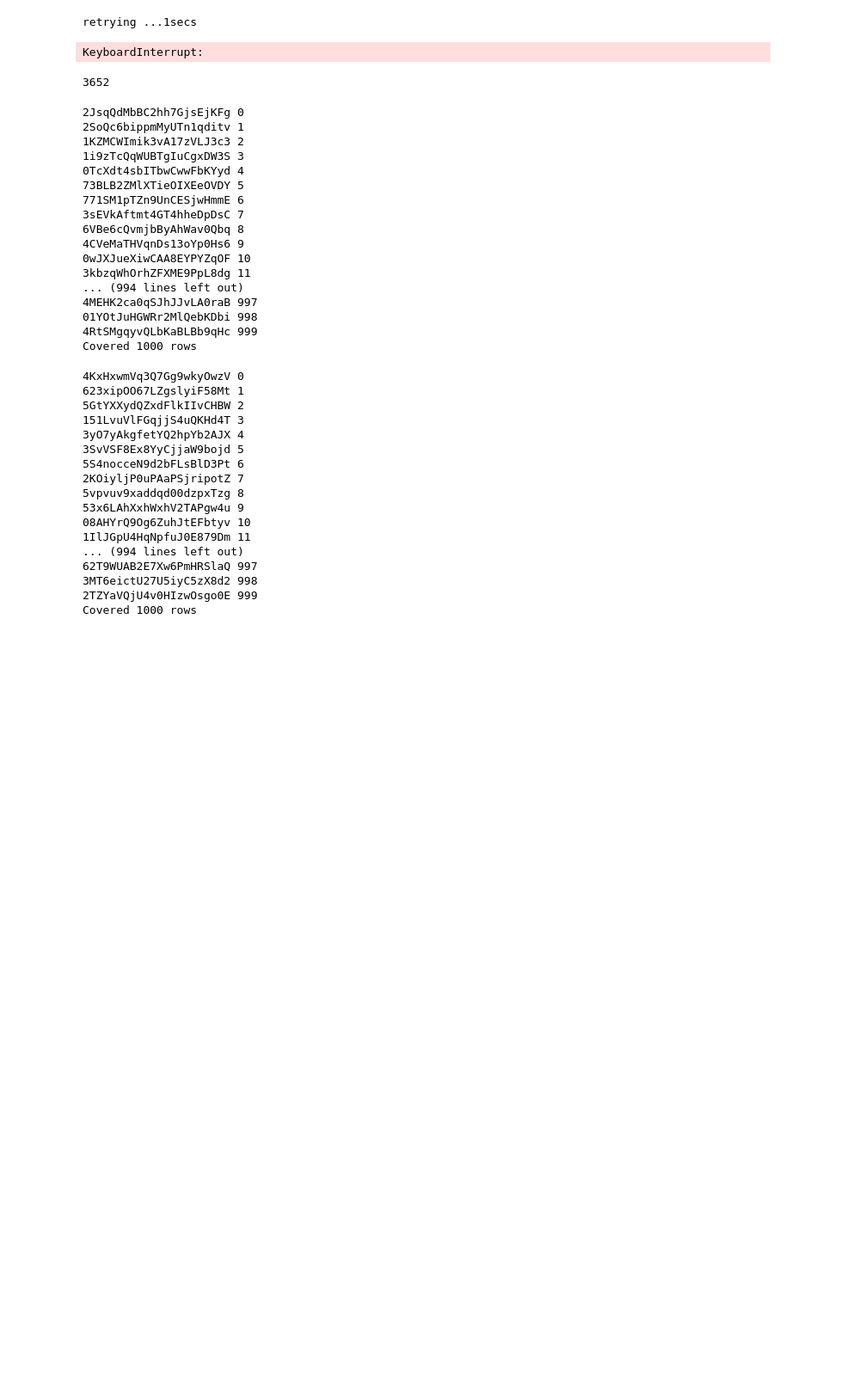
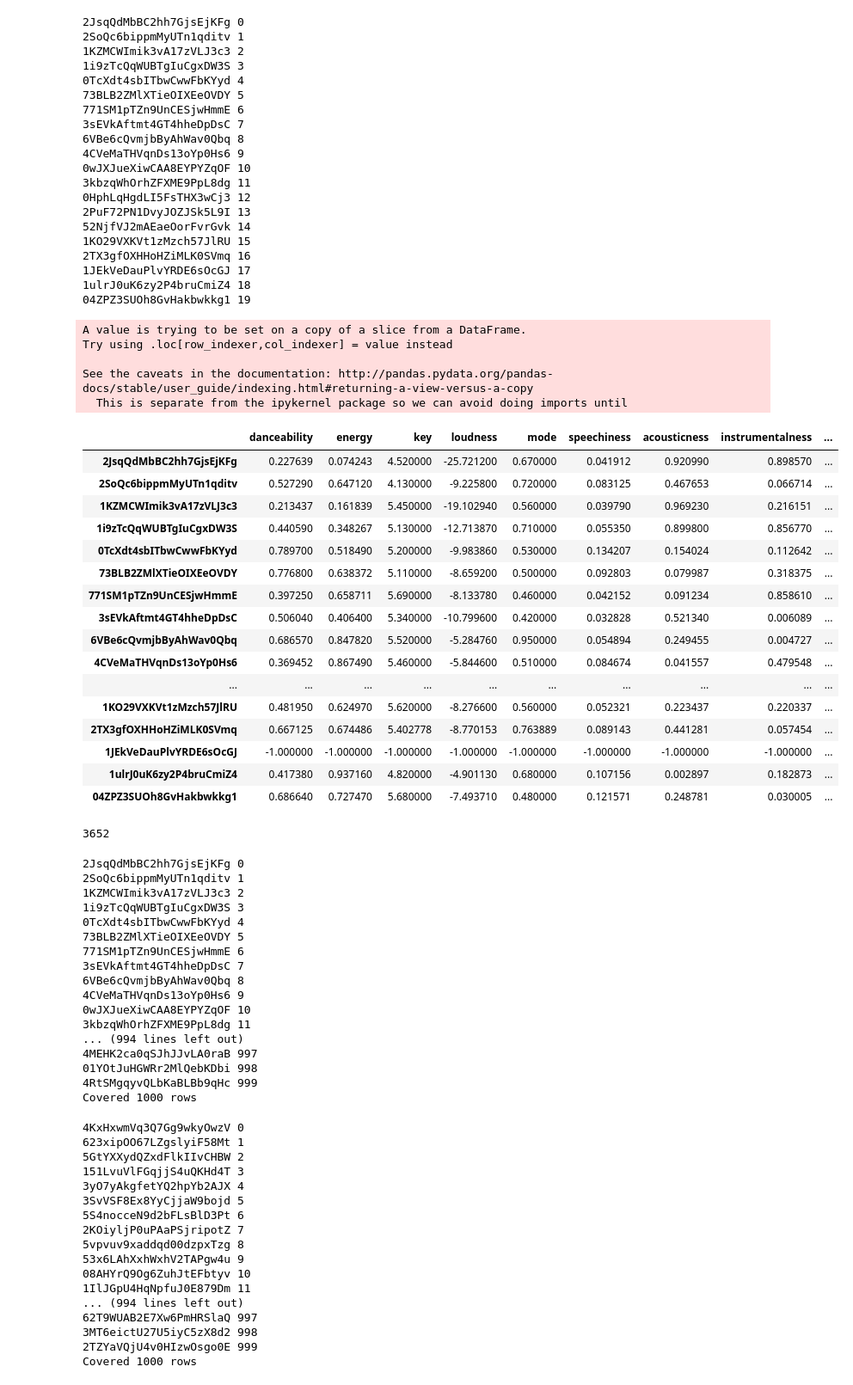
Before and after one commit to sofielange98/every-noise-network-analysis, a Jupyter notebook: get_playlist_info.ipynb, the cells around one changed output. Shown at 86% size. Drawn from its saved outputs; the diff is of its cells as text; code cells hidden in the pictures; blank space fills up the shorter version.

```diff
--- a/get_playlist_info.ipynb
+++ b/get_playlist_info.ipynb
@@ -25,7 +32,7 @@ def get_tids(play_id):
     url = base+'playlists/'+play_id+'/tracks'
     playlist_tracks = spotify._get(url = url)
     tids = []
-    for track in resp['items']:
+    for track in playlist_tracks['items']:
         tids.append(track['track']['id'])
     return tids
 # %%
@@ -34,26 +41,70 @@ def get_avg_features(df):
     dicts = []
     for playlist in df['PLAY_ID'].values:
         print(playlist, len(rows))
-        tids = get_tids(playlist)
-        audio = spotify._get(url = base+'audio-features/?ids=' + ','.join(tids))
-        df = pd.DataFrame(audio['audio_features'])
-        df = df[measure_features]
-        feature_means = df.describe().loc['mean']
+        try:
+            tids = get_tids(playlist)
+            url = base+'audio-features/?ids=' + ','.join(tids)
+            audio = spotify._get(url = url)
+            df = pd.DataFrame(audio['audio_features'])
+            df = df[measure_features]
+            feature_means = df.describe().loc['mean']
+        except:
+            feature_means = pd.Series({k:-1 for k in measure_features})
+        dicts.append(feature_means.to_dict())
         feature_means.name = playlist
         rows.append(feature_means)
-        dicts.append(df.describe().loc['mean'].to_dict())
         if len(rows)%100 == 0:
             print('Covered {} rows'.format(len(rows)))
     return rows,dicts
 # %%
-rows, dicts = get_avg_features(genres)
-genres['PLAYLIST_FEATURES'] = dicts
+test = genres.head(20)
+rows, dicts = get_avg_features(test)
+test['PLAYLIST_FEATURES'] = dicts
 avg_features = pd.DataFrame(rows)
-genres.to_csv('genres_with_features.csv')
-avg_features.to_csv('genre_id_features.csv')
+avg_features
 # %% [output]
-retrying ...1secs
+2JsqQdMbBC2hh7GjsEjKFg 0
+2SoQc6bippmMyUTn1qditv 1
+1KZMCWImik3vA17zVLJ3c3 2
+1i9zTcQqWUBTgIuCgxDW3S 3
+0TcXdt4sbITbwCwwFbKYyd 4
+73BLB2ZMlXTieOIXEeOVDY 5
+771SM1pTZn9UnCESjwHmmE 6
+3sEVkAftmt4GT4hheDpDsC 7
+6VBe6cQvmjbByAhWav0Qbq 8
+4CVeMaTHVqnDs13oYp0Hs6 9
+0wJXJueXiwCAA8EYPYZqOF 10
+3kbzqWhOrhZFXME9PpL8dg 11
+0HphLqHgdLI5FsTHX3wCj3 12
+2PuF72PN1DvyJOZJSk5L9I 13
+52NjfVJ2mAEaeOorFvrGvk 14
+1KO29VXKVt1zMzch57JlRU 15
+2TX3gfOXHHoHZiMLK0SVmq 16
+1JEkVeDauPlvYRDE6sOcGJ 17
+1ulrJ0uK6zy2P4bruCmiZ4 18
+04ZPZ3SUOh8GvHakbwkkg1 19
-KeyboardInterrupt:
+A value is trying to be set on a copy of a slice from a DataFrame.
+Try using .loc[row_indexer,col_indexer] = value instead
+
+See the caveats in the documentation: http://pandas.pydata.org/pandas-docs/stable/user_guide/indexing.html#returning-a-view-versus-a-copy
+  This is separate from the ipykernel package so we can avoid doing imports until
+|  | danceability | energy | key | loudness | mode | speechiness | acousticness | instrumentalness | ... |
+| 2JsqQdMbBC2hh7GjsEjKFg | 0.227639 | 0.074243 | 4.520000 | -25.721200 | 0.670000 | 0.041912 | 0.920990 | 0.898570 | ... |
+| 2SoQc6bippmMyUTn1qditv | 0.527290 | 0.647120 | 4.130000 | -9.225800 | 0.720000 | 0.083125 | 0.467653 | 0.066714 | ... |
+| 1KZMCWImik3vA17zVLJ3c3 | 0.213437 | 0.161839 | 5.450000 | -19.102940 | 0.560000 | 0.039790 | 0.969230 | 0.216151 | ... |
+| 1i9zTcQqWUBTgIuCgxDW3S | 0.440590 | 0.348267 | 5.130000 | -12.713870 | 0.710000 | 0.055350 | 0.899800 | 0.856770 | ... |
+| 0TcXdt4sbITbwCwwFbKYyd | 0.789700 | 0.518490 | 5.200000 | -9.983860 | 0.530000 | 0.134207 | 0.154024 | 0.112642 | ... |
+| 73BLB2ZMlXTieOIXEeOVDY | 0.776800 | 0.638372 | 5.110000 | -8.659200 | 0.500000 | 0.092803 | 0.079987 | 0.318375 | ... |
+| 771SM1pTZn9UnCESjwHmmE | 0.397250 | 0.658711 | 5.690000 | -8.133780 | 0.460000 | 0.042152 | 0.091234 | 0.858610 | ... |
+| 3sEVkAftmt4GT4hheDpDsC | 0.506040 | 0.406400 | 5.340000 | -10.799600 | 0.420000 | 0.032828 | 0.521340 | 0.006089 | ... |
+| 6VBe6cQvmjbByAhWav0Qbq | 0.686570 | 0.847820 | 5.520000 | -5.284760 | 0.950000 | 0.054894 | 0.249455 | 0.004727 | ... |
+| 4CVeMaTHVqnDs13oYp0Hs6 | 0.369452 | 0.867490 | 5.460000 | -5.844600 | 0.510000 | 0.084674 | 0.041557 | 0.479548 | ... |
+| ... | ... | ... | ... | ... | ... | ... | ... | ... | ... |
+| 1KO29VXKVt1zMzch57JlRU | 0.481950 | 0.624970 | 5.620000 | -8.276600 | 0.560000 | 0.052321 | 0.223437 | 0.220337 | ... |
+| 2TX3gfOXHHoHZiMLK0SVmq | 0.667125 | 0.674486 | 5.402778 | -8.770153 | 0.763889 | 0.089143 | 0.441281 | 0.057454 | ... |
+| 1JEkVeDauPlvYRDE6sOcGJ | -1.000000 | -1.000000 | -1.000000 | -1.000000 | -1.000000 | -1.000000 | -1.000000 | -1.000000 | ... |
+| 1ulrJ0uK6zy2P4bruCmiZ4 | 0.417380 | 0.937160 | 4.820000 | -4.901130 | 0.680000 | 0.107156 | 0.002897 | 0.182873 | ... |
+| 04ZPZ3SUOh8GvHakbwkkg1 | 0.686640 | 0.727470 | 5.680000 | -7.493710 | 0.480000 | 0.121571 | 0.248781 | 0.030005 | ... |
 # %%
 len(genres)
 # %% [output]
```
Also changed, not shown: parts of 1 cell of this notebook, 1 other file.
